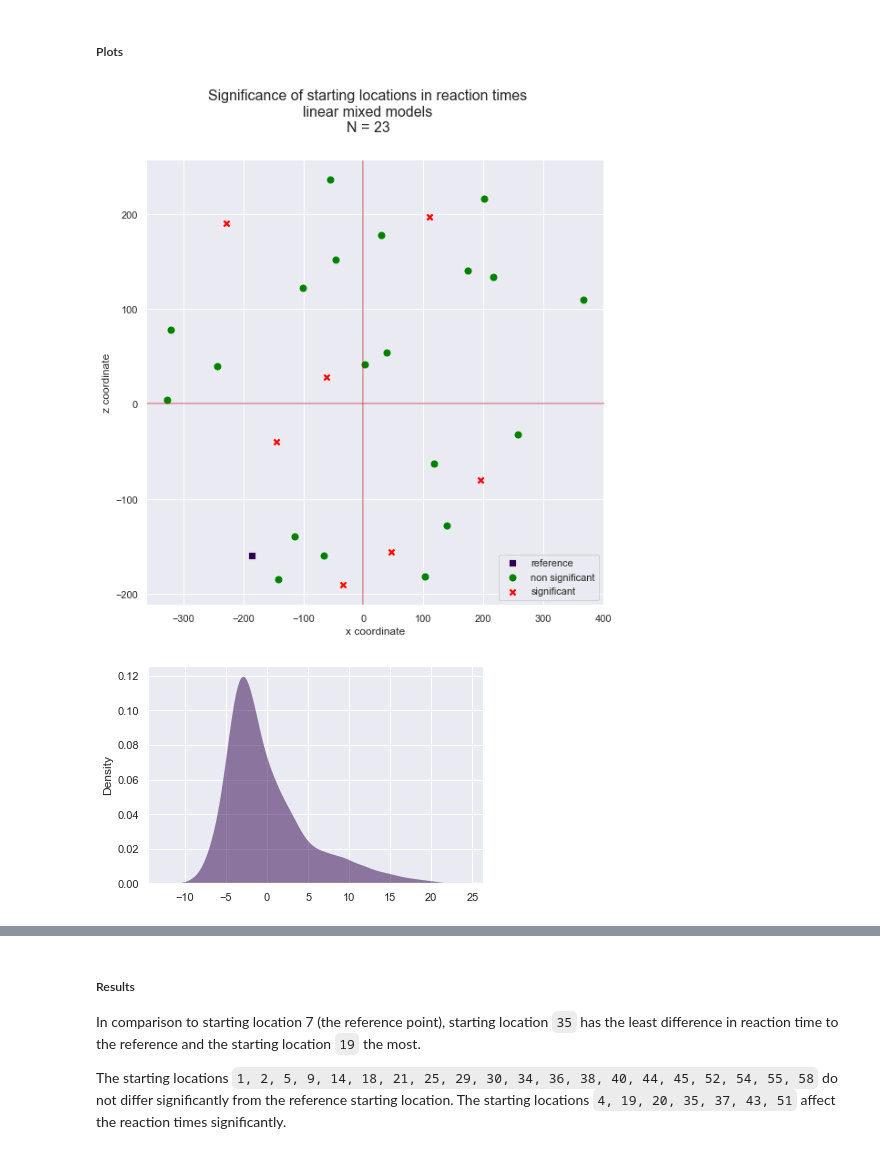
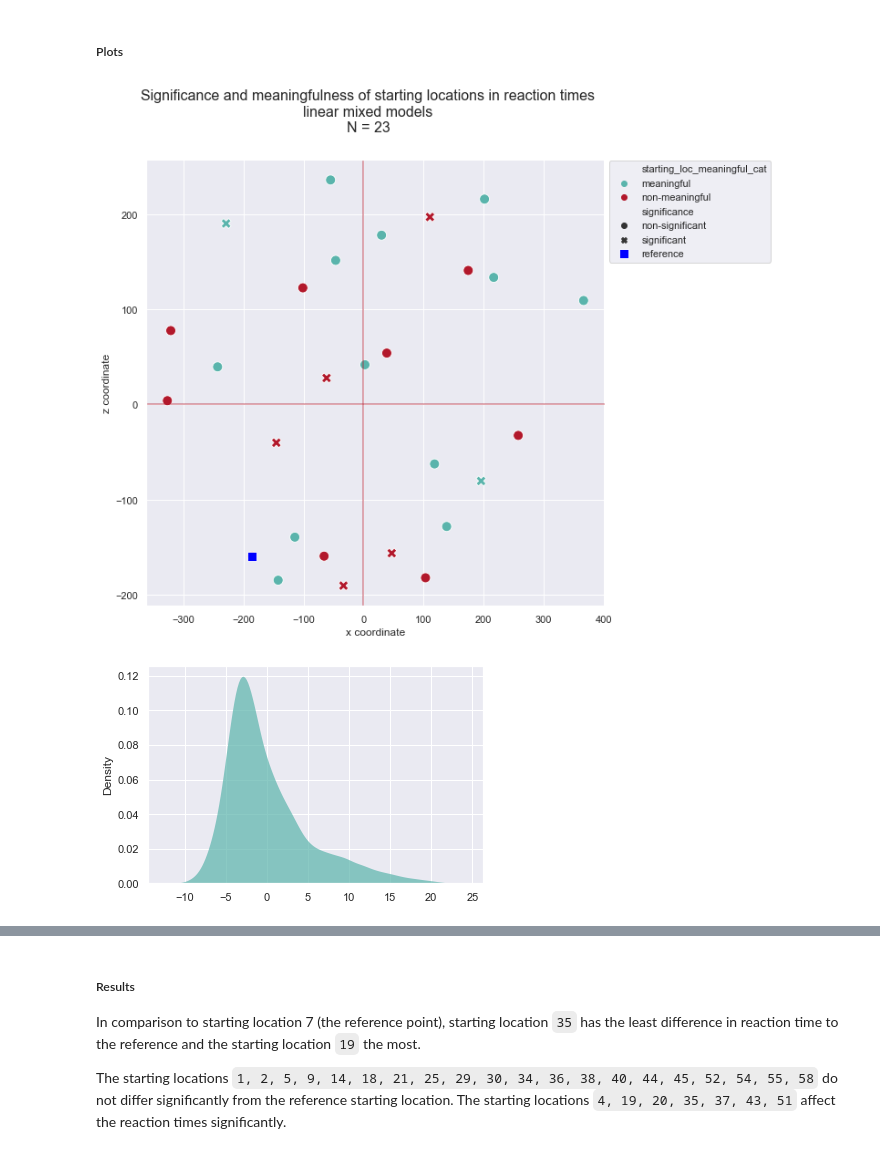
Before and after one commit to nora-maleki/humanA-pointing-task-analysis, a Jupyter notebook: analyses/01_main/03_analysis.ipynb, the cells around one changed output, grey strips where cells are left out. Cells and saved outputs as stored; diff of their text form; code cells hidden in the pictures.

```diff
--- a/analyses/01_main/03_analysis.ipynb
+++ b/analyses/01_main/03_analysis.ipynb
@@ -18,7 +18,7 @@ from matplotlib.lines import Line2D
 
 %matplotlib inline
 # %%
-colorblind_palette = ['#2d004b', '#5ab4ac', '#b2182b', '#8c510a','#4575b4','#8073ac']
+colorblind_palette = ['#5ab4ac', '#b2182b', '#8c510a', '#2d004b', '#4575b4','#8073ac']
 sns.set_theme(font_scale=1, palette=colorblind_palette, style='darkgrid')
 # %% [markdown]
 ## Load data
@@ -1150,3 +1159,10 @@ display(
 # %%
 non_sig = [1, 2, 5, 9, 14, 18, 21, 25, 29, 30, 34, 36, 38, 40, 44, 45, 52, 54, 55, 58]
 sig = [4, 19, 20, 35, 37, 43, 51]
+# %%
+res_RT_sl = (
+    df_cleaned[['starting_loc_id', 'starting_loc_name', 'starting_loc_x', 'starting_loc_z', 'starting_loc_meaningful_cat']].drop_duplicates(keep='first')
+        .assign(significance=df_cleaned.starting_loc_id.apply(lambda x: 'significant' if x in sig else 'non-significant')
+                ))
+
+res_RT_sl.sort_values('starting_loc_id')
@@ -1155,56 +1189,45 @@ sig = [4, 19, 20, 35, 37, 43, 51]
 # %%
 fig, _ = plt.subplots(figsize=(9,9))
 
-ref_df = df_cleaned.query('starting_loc_id == @reference_loc_id_RT')[['starting_loc_x', 'starting_loc_z']].drop_duplicates(keep='first')
-non_sig_coord = df_cleaned.query('starting_loc_id in @non_sig')[['starting_loc_x', 'starting_loc_z']].drop_duplicates(keep='first')
-sig_coord = df_cleaned.query('starting_loc_id in @sig')[['starting_loc_x', 'starting_loc_z']].drop_duplicates(keep='first')
+ref_df = df_cleaned.query('starting_loc_id == @reference_loc_id_RT')[['starting_loc_x', 'starting_loc_z', 'starting_loc_meaningful_cat']].drop_duplicates(keep='first')
+
+
+sns.scatterplot(
+    data=res_RT_sl,
+    x='starting_loc_x',
+    y='starting_loc_z',
+    hue='starting_loc_meaningful_cat',
+    style='significance',
+    s=120,
+)
 
 sns.scatterplot(
     data=ref_df,
     x='starting_loc_x',
     y='starting_loc_z',
-    s=80,
+    s=120,
     marker='s',
+    color='b',
     label='reference',
 ).set(xlabel='x coordinate', ylabel='z coordinate')
 
-sns.scatterplot(
-    data=non_sig_coord,
-    x='starting_loc_x',
-    y='starting_loc_z',
-    s=80,
-    c=['green'],
-    marker='o',
-    label='non significant',
-)
+plt.legend(bbox_to_anchor=(1, 1.01))
 
-sns.scatterplot(
-    data=sig_coord,
-    x='starting_loc_x',
-    y='starting_loc_z',
-    s=80,
-    c=['red'],
-    marker='X',
-    label='significant',
-)
+plt.suptitle(t=f'Significance and meaningfulness of starting locations in reaction times\nlinear mixed models\nN = {N}', size=16, y=1)
 
+plt.axvline(x=0, color=colorblind_palette[1], alpha=.5)
+plt.axhline(y=0, color=colorblind_palette[1], alpha=.5)
 
-plt.suptitle(t=f'Significance of starting locations in reaction times\nlinear mixed models\nN = {N}', size=16, y=1)
-plt.axvline(x=0, color=colorblind_palette[2], alpha=.5)
-plt.axhline(y=0, color=colorblind_palette[2], alpha=.5)
-
-plt.legend(loc='lower right')
-
-fig.savefig(f'{PLOT_PATH}/significance_starting_locations_RT_{N}.png', bbox_inches='tight', dpi=90)
+# fig.savefig(f'{PLOT_PATH}/significance_starting_locations_RT_{N}.png', bbox_inches='tight', dpi=90)
 
 plt.show()
 # %% [output]
-[figure, old version]
+[figure, new version]
 # %%
-sns.kdeplot(model_LM.resid, shade='fill', palette='Crest', alpha=.5, linewidth=0)
+sns.kdeplot(model_LM_RT_sl.resid, shade='fill', palette='Crest', alpha=.7, linewidth=0)
 plt.show()
 # %% [output]
-[figure, old version]
+[figure, new version]
 # %%
 _, _ = plt.subplots(figsize=(10,10))
 
```
Also changed, not shown: parts of 26 cells of this notebook.
